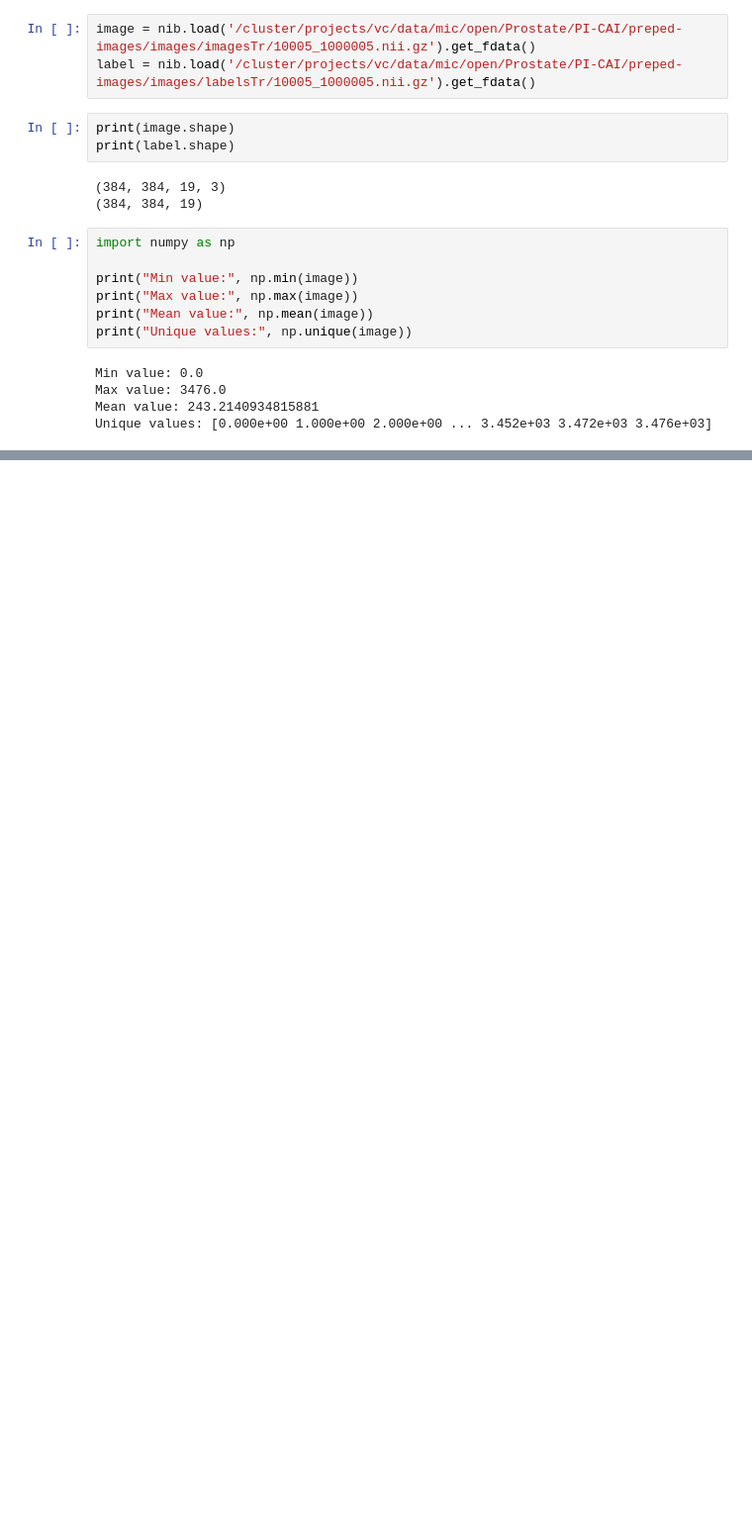
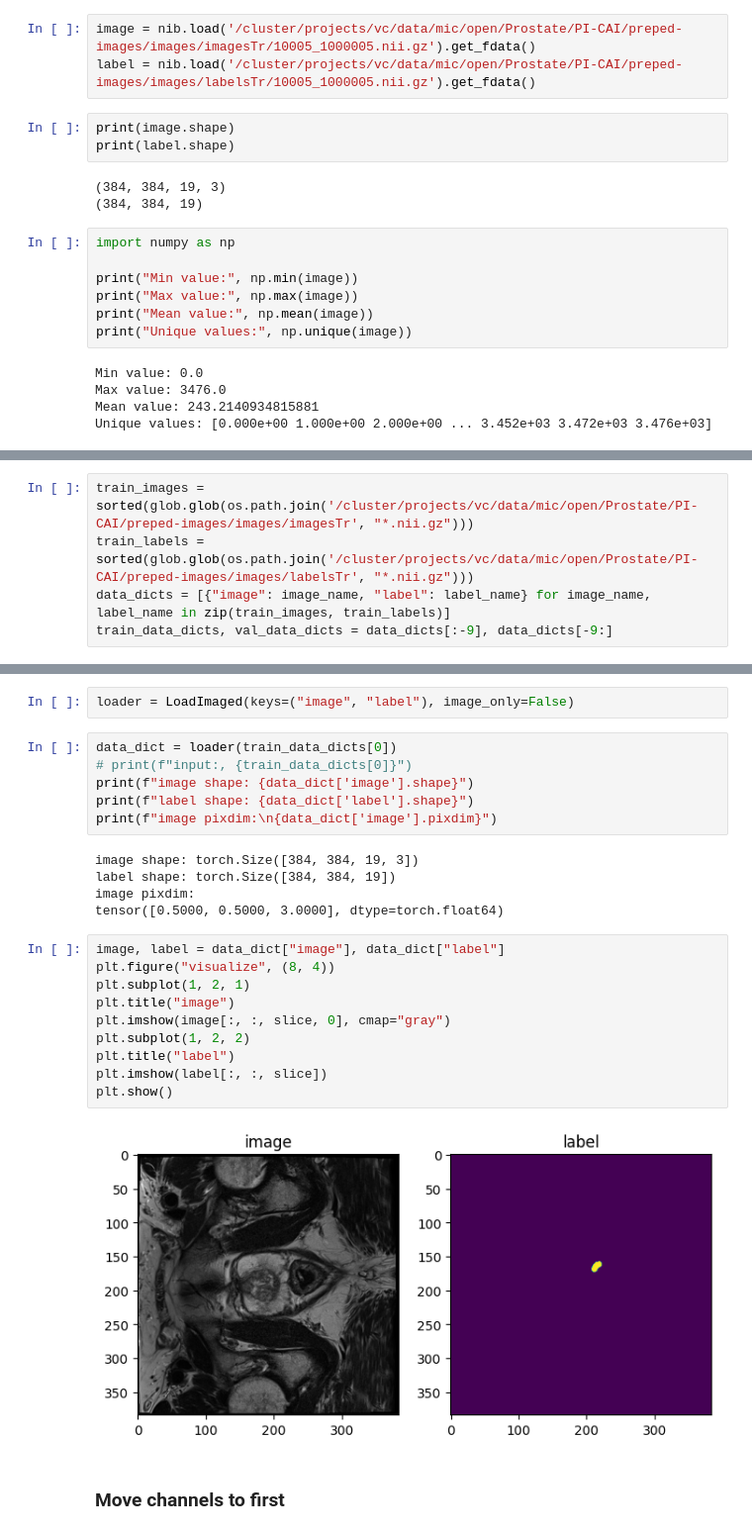
Before and after one commit to eriksalv/mamba-mic, a Jupyter notebook: prostate_analysis.ipynb, the cells around one changed output, grey strips where cells are left out. Shown at 99% size. Drawn from its saved outputs; the diff is of its cells as text; blank space fills up the shorter version.

```diff
--- a/prostate_analysis.ipynb
+++ b/prostate_analysis.ipynb
@@ -43,0 +108,5 @@ plt.show()
+# %%
+train_images = sorted(glob.glob(os.path.join('/cluster/projects/vc/data/mic/open/Prostate/PI-CAI/preped-images/images/imagesTr', "*.nii.gz")))
+train_labels = sorted(glob.glob(os.path.join('/cluster/projects/vc/data/mic/open/Prostate/PI-CAI/preped-images/images/labelsTr', "*.nii.gz")))
+data_dicts = [{"image": image_name, "label": label_name} for image_name, label_name in zip(train_images, train_labels)]
+train_data_dicts, val_data_dicts = data_dicts[:-9], data_dicts[-9:]
@@ -43,0 +138,27 @@ plt.show()
+# %%
+loader = LoadImaged(keys=("image", "label"), image_only=False)
+# %%
+data_dict = loader(train_data_dicts[0])
+# print(f"input:, {train_data_dicts[0]}")
+print(f"image shape: {data_dict['image'].shape}")
+print(f"label shape: {data_dict['label'].shape}")
+print(f"image pixdim:\n{data_dict['image'].pixdim}")
+# %% [output]
+image shape: torch.Size([384, 384, 19, 3])
+label shape: torch.Size([384, 384, 19])
+image pixdim:
+tensor([0.5000, 0.5000, 3.0000], dtype=torch.float64)
+# %%
+image, label = data_dict["image"], data_dict["label"]
+plt.figure("visualize", (8, 4))
+plt.subplot(1, 2, 1)
+plt.title("image")
+plt.imshow(image[:, :, slice, 0], cmap="gray")
+plt.subplot(1, 2, 2)
+plt.title("label")
+plt.imshow(label[:, :, slice])
+plt.show()
+# %% [output]
+[figure, added]
+# %% [markdown]
+### Move channels to first
```
Also changed, not shown: parts of 29 cells of this notebook.
